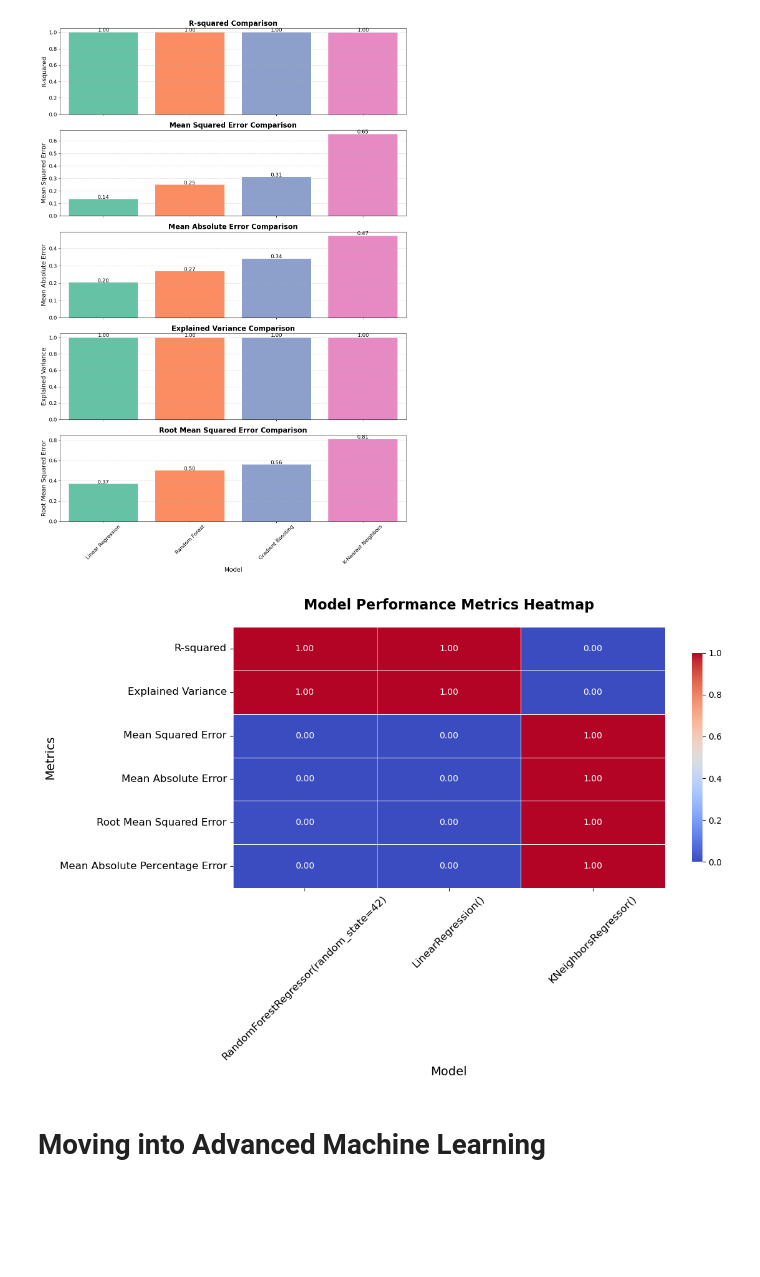
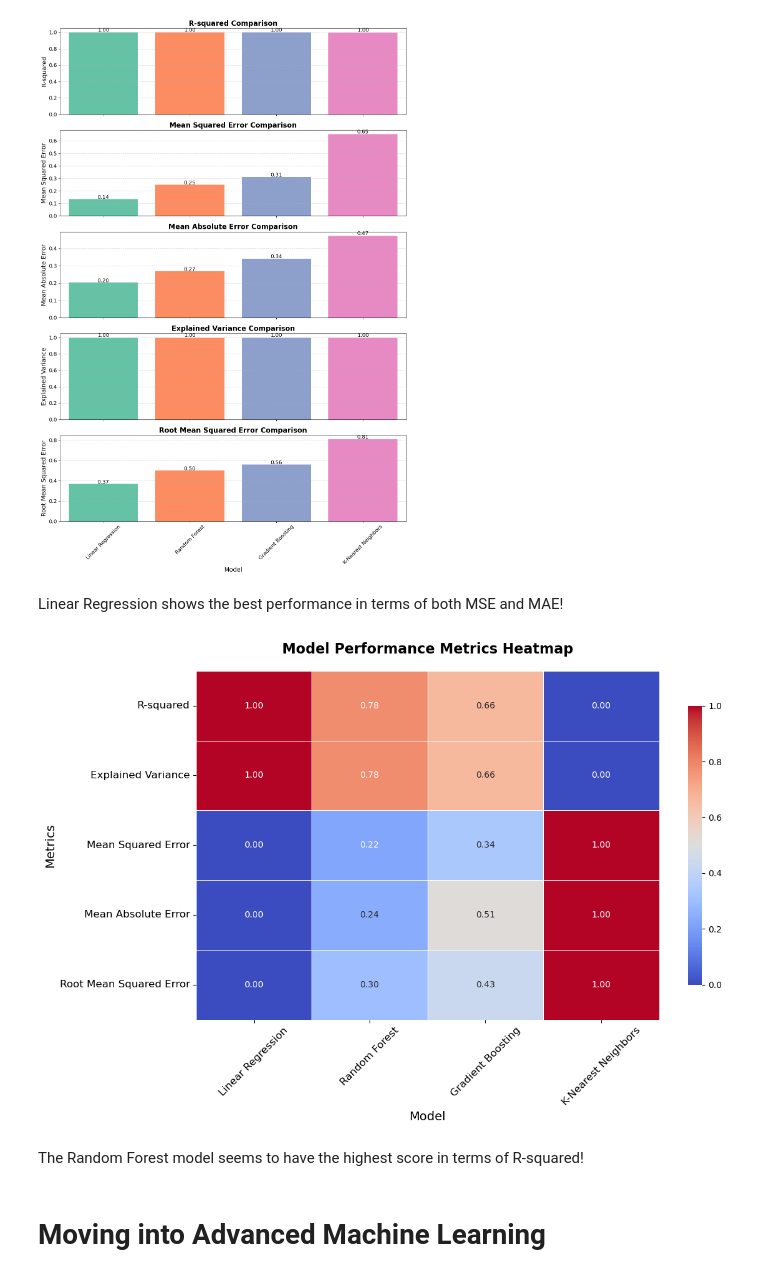
Before and after one commit to ElifSurucu/Google-Stock-Market-Data, a Jupyter notebook: Machine_Learning_Last updated.ipynb, the cells around one changed output. Cells and saved outputs as stored; diff of their text form; code cells hidden in the pictures; blank space fills up the shorter version.

Commit message:
updating model

```diff
--- a/Machine_Learning_Last updated.ipynb
+++ b/Machine_Learning_Last updated.ipynb
@@ -362,13 +378,45 @@ plt.tight_layout()
 plt.show()
 # %% [output]
 [figure]
+# %% [markdown]
+Linear Regression shows the best performance in terms of both MSE and MAE!
 # %%
+# Define model metrics
+model_metrics = {
+    'Linear Regression': {
+        'R-squared': 0.999918,
+        'Explained Variance': 0.999918,
+        'Mean Squared Error': 0.135834,
+        'Mean Absolute Error': 0.204132,
+        'Root Mean Squared Error': 0.368556,
+    },
+    'Random Forest': {
+        'R-squared': 0.999849,
+        'Explained Variance': 0.999849,
+        'Mean Squared Error': 0.249872,
+        'Mean Absolute Error': 0.268261,
+        'Root Mean Squared Error': 0.499872,
+    },
+    'Gradient Boosting': {
+        'R-squared': 0.999812,
+        'Explained Variance': 0.999812,
+        'Mean Squared Error': 0.311542,
+        'Mean Absolute Error': 0.341107,
+        'Root Mean Squared Error': 0.558159,
+    },
+    'K-Nearest Neighbors': {
+        'R-squared': 0.999606,
+        'Explained Variance': 0.999606,
+        'Mean Squared Error': 0.652912,
+        'Mean Absolute Error': 0.473115,
+        'Root Mean Squared Error': 0.808030,
+    },
+}
 
-# Metric names and model names
+# Define metric names and extract model names
 metric_names = ['R-squared', 'Explained Variance', 'Mean Squared Error',
-                'Mean Absolute Error', 'Root Mean Squared Error', 'Mean Absolute Percentage Error']
-
-model_names = list(next(iter(model_metrics.values())).keys())  # Extract model names
+                'Mean Absolute Error', 'Root Mean Squared Error']
+model_names = list(model_metrics.keys())
 
 # Initialize a DataFrame for metrics
 metrics_df = pd.DataFrame(index=model_names, columns=metric_names)
@@ -377,37 +425,39 @@ metrics_df = pd.DataFrame(index=model_names, columns=metric_names)
 scaler = MinMaxScaler()
 
 for metric in metric_names:
-    scores = np.array([model_metrics[metric][model] for model in model_names]).reshape(-1, 1)
+    scores = np.array([model_metrics[model][metric] for model in model_names]).reshape(-1, 1)
     scaled_scores = scaler.fit_transform(scores).flatten()
     metrics_df[metric] = scaled_scores
 
 # Transpose for easier plotting
 metrics_df_transposed = metrics_df.T
 
 # Create a heatmap
 plt.figure(figsize=(12, 8))
 sns.heatmap(
     metrics_df_transposed,
     annot=True,
     fmt=".2f",
     cmap="coolwarm",
     linewidths=0.5,
     cbar_kws={"shrink": 0.8}
 )
 
 # Customize the heatmap
 plt.title("Model Performance Metrics Heatmap", fontsize=16, weight="bold", pad=20)
 plt.xlabel("Model", fontsize=14)
 plt.ylabel("Metrics", fontsize=14)
 plt.xticks(fontsize=12, rotation=45)
 plt.yticks(fontsize=12)
 plt.tight_layout()
 
 # Save and display the heatmap
 plt.savefig('model_metrics_heatmap.png', dpi=300, transparent=True)
 plt.show()
 # %% [output]
-[figure, old version]
+[figure, new version]
+# %% [markdown]
+The Random Forest model seems to have the highest score in terms of R-squared!
 # %% [markdown]
 # Moving into Advanced Machine Learning
 # %%
```
Also changed, not shown: parts of 30 cells of this notebook, 9 other files.
